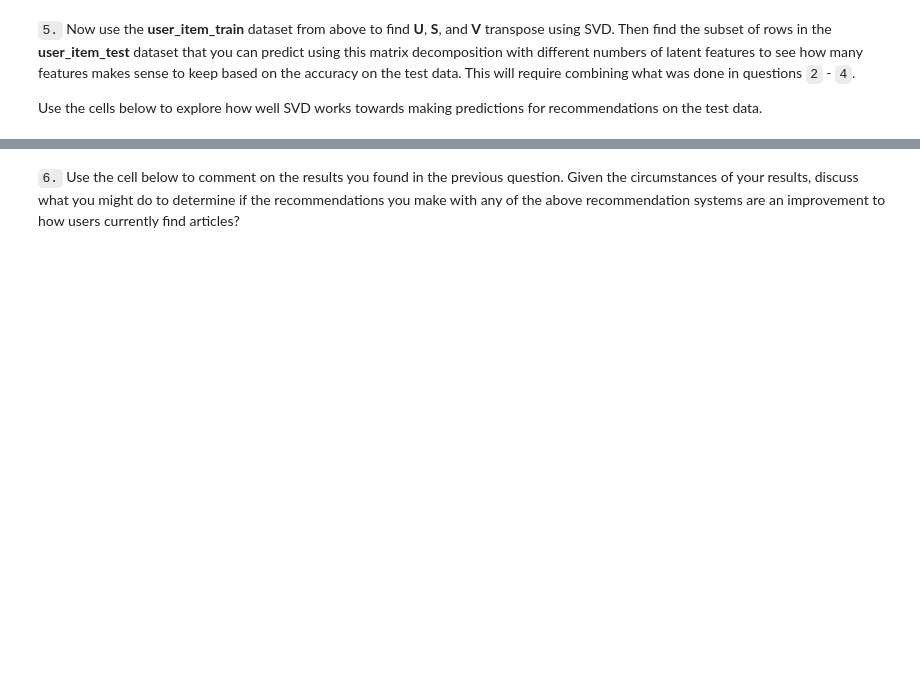
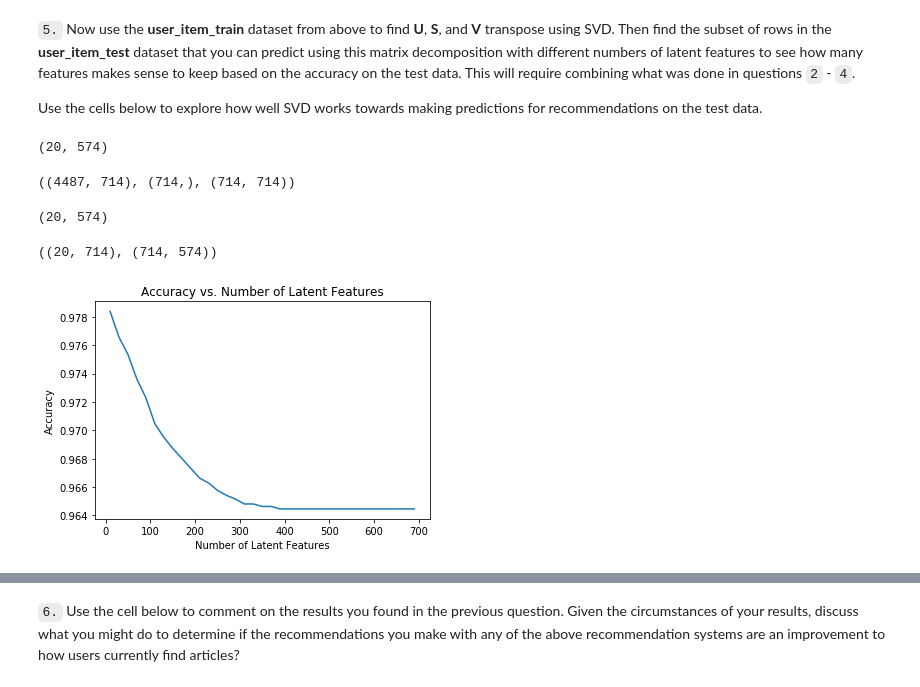
Before and after one commit to cgkaczenski/Recommendations_IBM, a Jupyter notebook: Recommendations_with_IBM.ipynb, the cells around one changed output, grey strips where cells are left out. Drawn from its saved outputs; the diff is of its cells as text; code cells hidden in the pictures; blank space fills up the shorter version.

```diff
--- a/Recommendations_with_IBM.ipynb
+++ b/Recommendations_with_IBM.ipynb
@@ -701,6 +723,13 @@ t.sol_4_test(sol_4_dict)
 `5.` Now use the **user_item_train** dataset from above to find **U**, **S**, and **V** transpose using SVD. Then find the subset of rows in the **user_item_test** dataset that you can predict using this matrix decomposition with different numbers of latent features to see how many features makes sense to keep based on the accuracy on the test data. This will require combining what was done in questions `2` - `4`.
 
 Use the cells below to explore how well SVD works towards making predictions for recommendations on the test data.
+# %%
+user_item_train.columns = user_item_train.columns.droplevel()
+set_mat = user_item_train[user_item_train.index.isin(test_idx)]
+set_mat = set_mat.loc[:, set_mat.columns.isin(test_arts)]
+set_mat.shape
+# %% [output]
+(20, 574)
 # %%
 # fit SVD on the user_item_train matrix
-u_train, s_train, vt_train = # fit svd similar to above then use the cells below
+u_train, s_train, vt_train = np.linalg.svd(user_item_train, full_matrices=False)# fit svd similar to above then use the cells below
@@ -709,0 +736,16 @@ u_train, s_train, vt_train = # fit svd similar to above then use the cells below
+# %%
+u_train.shape, s_train.shape, vt_train.shape
+# %% [output]
+((4487, 714), (714,), (714, 714))
+# %%
+test_mat = user_item_test[user_item_test.index.isin(set_mat.index)]
+test_mat.shape
+# %% [output]
+(20, 574)
+# %%
+u_test = u_train[user_item_train.index.isin(test_idx), :]
+vt_test = vt_train[:, user_item_train.columns.isin(test_arts)]
+# %%
+u_test.shape, vt_test.shape
+# %% [output]
+((20, 714), (714, 574))
@@ -709,0 +756,33 @@ u_train, s_train, vt_train = # fit svd similar to above then use the cells below
+# %%
+num_latent_feats = np.arange(10,700+10,20)
+sum_errs = []
+precision = []
+f1 = []
+
+for k in num_latent_feats:
+    # restructure with k latent features
+    s_new, u_new, vt_new = np.diag(s_train[:k]), u_train[:, :k], vt_train[:k, :]
+    s_test_new, u_test_new, vt_test_new = np.diag(s_train[:k]), u_test[:, :k], vt_test[:k, :]
+    #print(s_test_new.shape, u_test_new.shape, vt_test_new.shape)
+
+    # take dot product
+    #user_item_est = np.around(np.dot(np.dot(u_new, s_new), vt_new))
+    user_item_pred = np.around(np.dot(np.dot(u_test_new, s_test_new), vt_test_new))
+
+    # compute error for each prediction to actual value
+    #diffs = np.subtract(user_item_train, user_item_est)
+    diffs_test = np.subtract(test_mat, user_item_pred)
+
+    # total errors and keep track of them
+    sum_errs.append(accuracy_score(np.array(test_mat).flatten(), user_item_pred.flatten()))
+    precision.append(precision_score(np.array(test_mat).flatten(), user_item_pred.flatten()))
+    f1.append(f1_score(np.array(test_mat).flatten(), user_item_pred.flatten()))
+
+
+plt.plot(num_latent_feats, sum_errs)
+#plt.plot(num_latent_feats, precision)
+plt.xlabel('Number of Latent Features');
+plt.ylabel('Accuracy');
+plt.title('Accuracy vs. Number of Latent Features');
+# %% [output]
+[figure, added]
```
Also changed, not shown: parts of 17 cells of this notebook.
